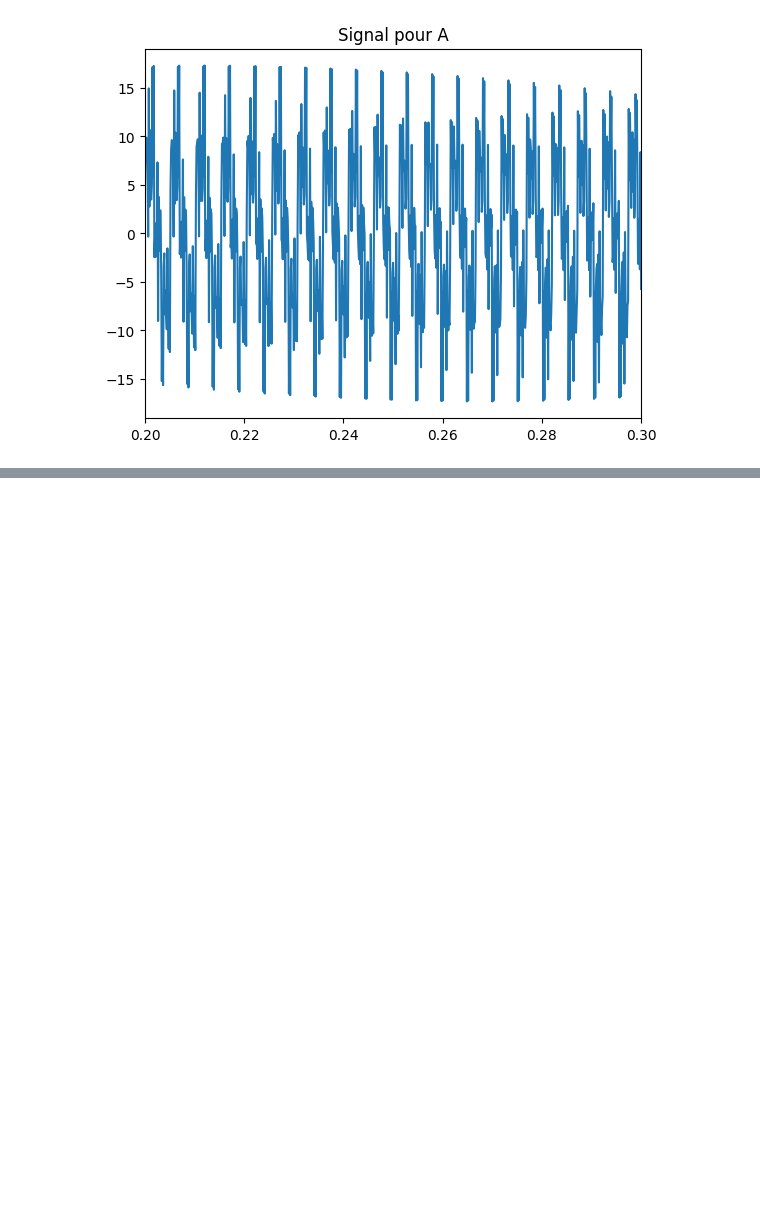
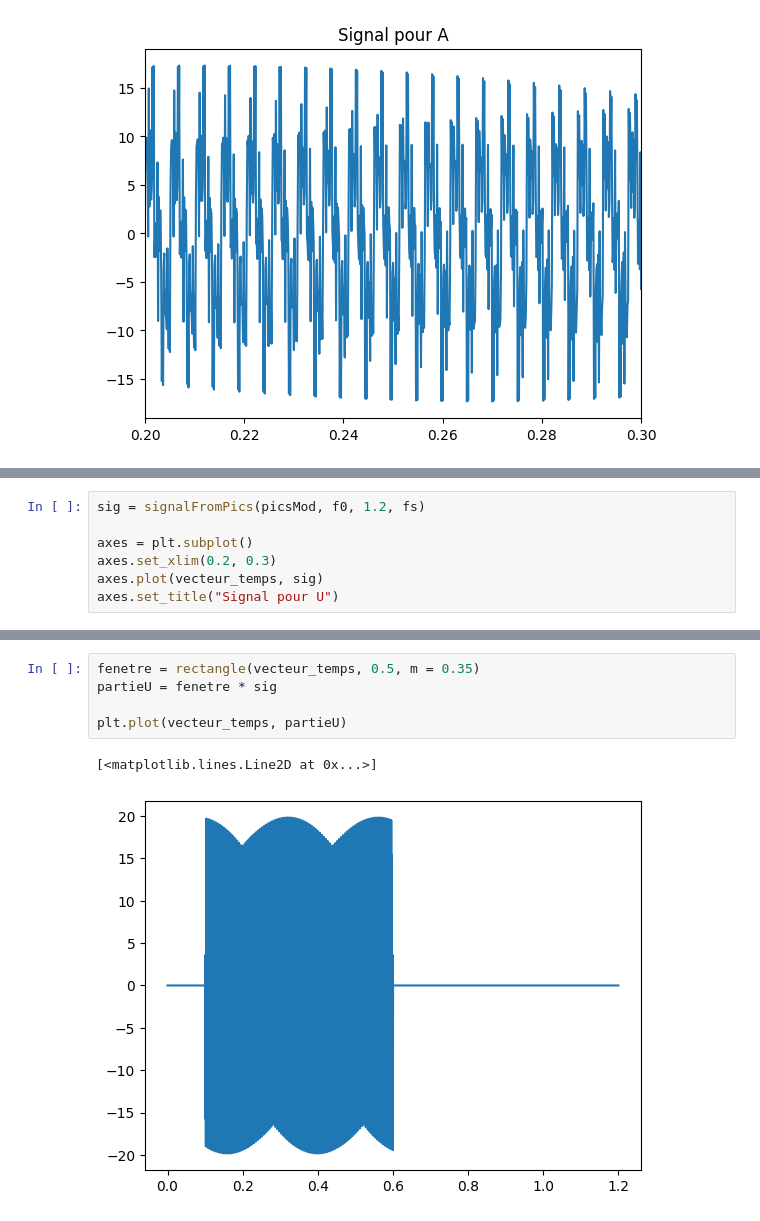
Before and after one commit to romainlavaldev/Univ, a Jupyter notebook: M1/Methodes IA/MT/voyelles.ipynb, the cells around one changed output, grey strips where cells are left out. Saved outputs shown, nothing was run; the diff lists cells and outputs as text; blank space fills up the shorter version.

```diff
--- a/M1/Methodes IA/MT/voyelles.ipynb
+++ b/M1/Methodes IA/MT/voyelles.ipynb
@@ -205,0 +236,7 @@ Audio(sig, rate=fs)
+# %%
+sig = signalFromPics(picsMod, f0, 1.2, fs)
+
+axes = plt.subplot()
+axes.set_xlim(0.2, 0.3)
+axes.plot(vecteur_temps, sig)
+axes.set_title("Signal pour U")
@@ -205,0 +246,8 @@ Audio(sig, rate=fs)
+# %%
+fenetre = rectangle(vecteur_temps, 0.5, m = 0.35)
+partieU = fenetre * sig
+
+plt.plot(vecteur_temps, partieU)
+# %% [output]
+[<matplotlib.lines.Line2D at 0x...>]
+[figure, added]
```
Also changed, not shown: parts of 13 cells of this notebook.
